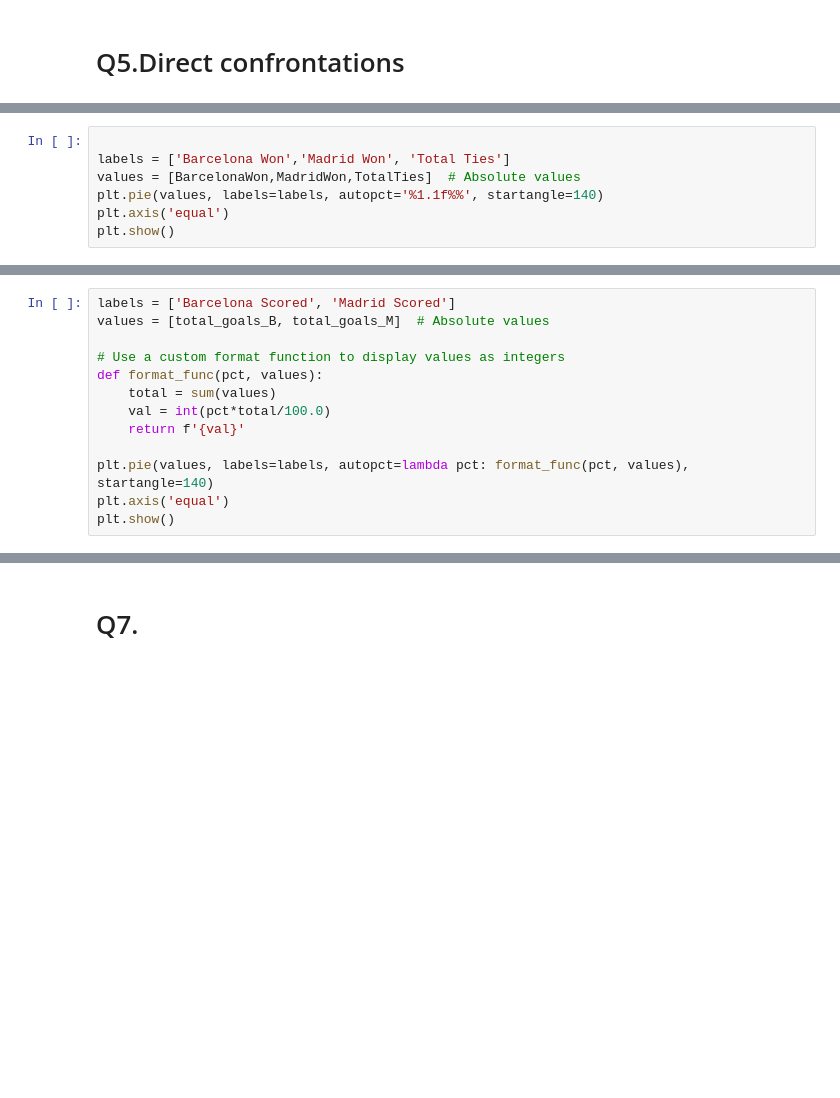
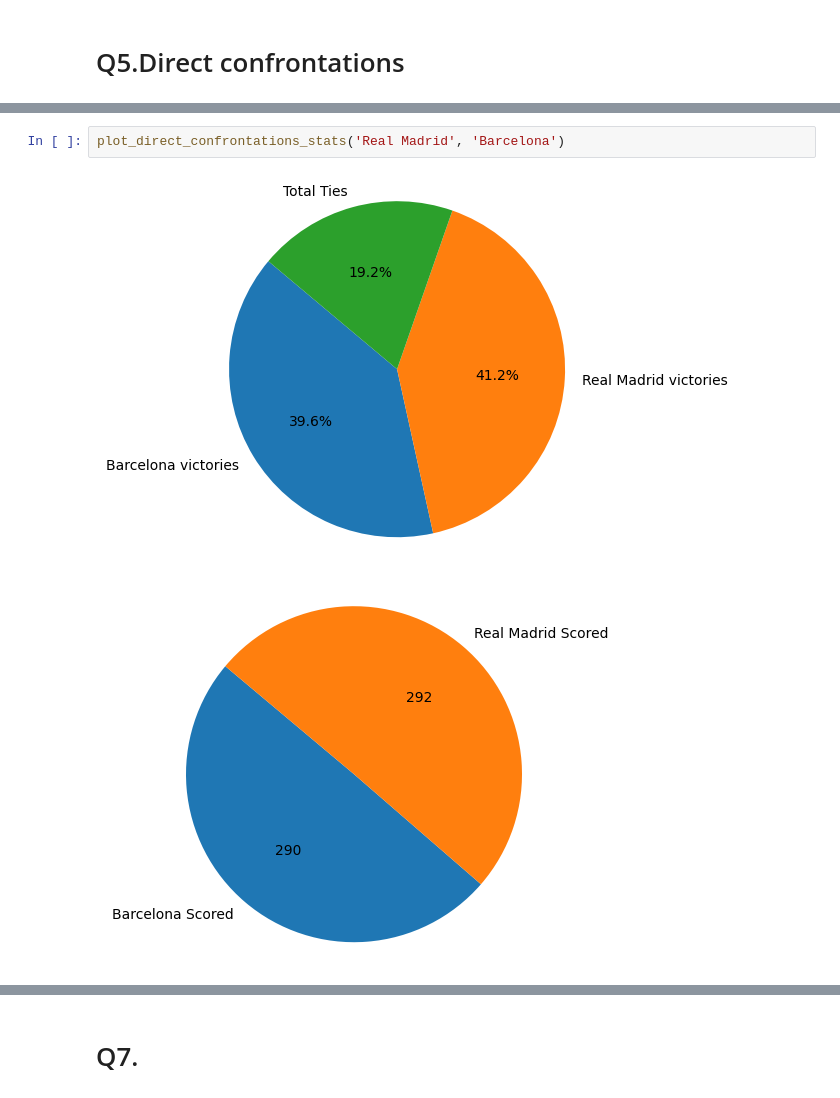
Before and after one commit to Raherol/la-quiniela, a Jupyter notebook: analysis/LaLigaDataAnalysis.ipynb, the cells around one changed output, grey strips where cells are left out. Saved outputs shown, nothing was run; the diff lists cells and outputs as text; blank space fills up the shorter version.

```diff
--- a/analysis/LaLigaDataAnalysis.ipynb
+++ b/analysis/LaLigaDataAnalysis.ipynb
@@ -347,7 +300,0 @@ madrid Won 75
-# %%
-
-labels = ['Barcelona Won','Madrid Won', 'Total Ties']
-values = [BarcelonaWon,MadridWon,TotalTies]  # Absolute values
-plt.pie(values, labels=labels, autopct='%1.1f%%', startangle=140)
-plt.axis('equal')
-plt.show()
@@ -379,13 +300,0 @@ print( "total_goals_M",total_goals_M)
-# %%
-labels = ['Barcelona Scored', 'Madrid Scored']
-values = [total_goals_B, total_goals_M]  # Absolute values
-
-# Use a custom format function to display values as integers
-def format_func(pct, values):
-    total = sum(values)
-    val = int(pct*total/100.0)
-    return f'{val}'
-
-plt.pie(values, labels=labels, autopct=lambda pct: format_func(pct, values), startangle=140)
-plt.axis('equal')
-plt.show()
@@ -393,0 +358,5 @@ plt.show()
+# %%
+plot_direct_confrontations_stats('Real Madrid', 'Barcelona')
+# %% [output]
+[figure, added]
+[figure, added]
```
Also changed, not shown: parts of 12 cells of this notebook.
